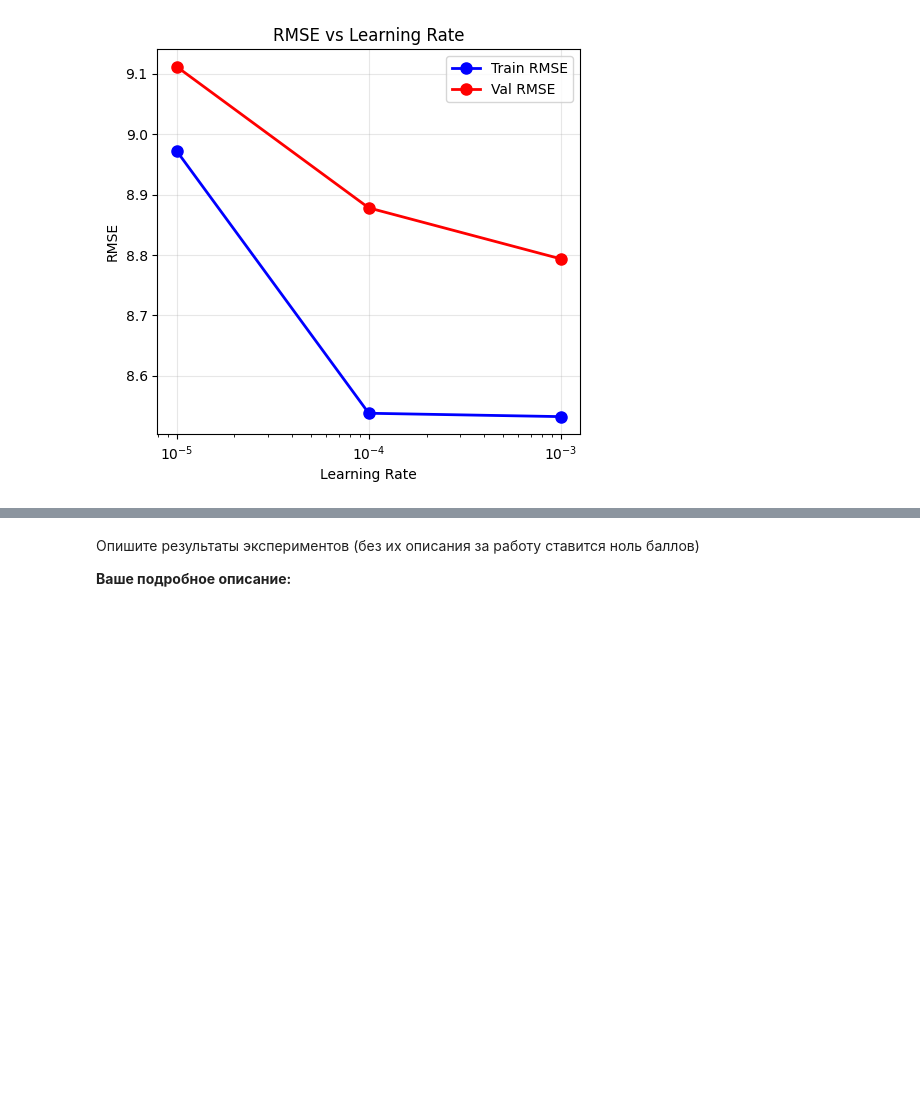
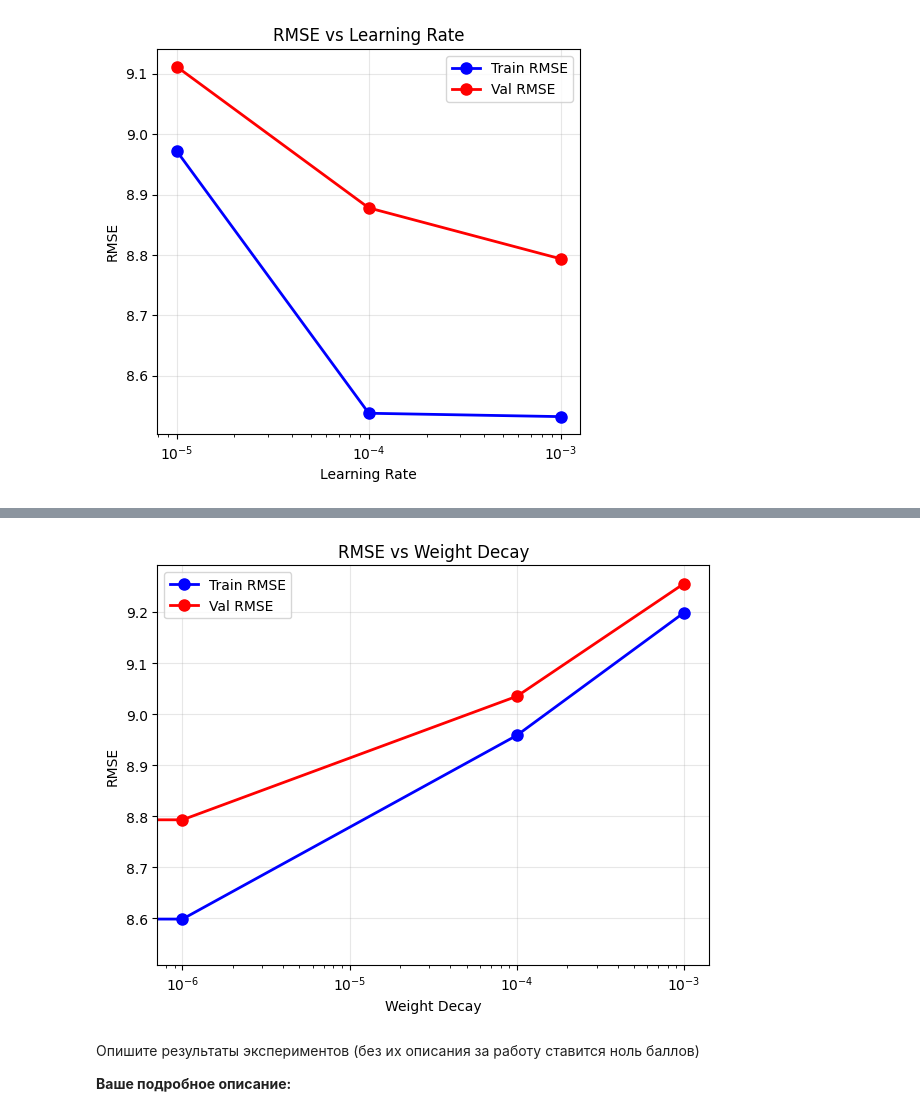
Before and after one commit to pixi2102/iad-intro-ds, a Jupyter notebook: 2025/homeworks/homework_01.ipynb, the cells around one changed output, grey strips where cells are left out. Saved outputs shown, nothing was run; the diff lists cells and outputs as text; code cells hidden in the pictures; blank space fills up the shorter version.

```diff
--- a/2025/homeworks/homework_01.ipynb
+++ b/2025/homeworks/homework_01.ipynb
@@ -866,7 +866,7 @@ class RegressionSigmoidNN(nn.Module):
         return self.model(x)
 model= RegressionSigmoidNN(X_train.shape[1])
 criterion = nn.MSELoss()
-optimizer = optim.Adam(model.parameters(), lr=0.001)
+optimizer = optim.Adam(model.parameters(), lr=1e-3)
 train(model, optimizer, criterion, train_loader, val_loader, epochs=7)
 predictions,y_true= predict(model, val_loader)
 predictions=denormalize(predictions).numpy().flatten()
@@ -988,18 +985,19 @@ KeyboardInterrupt:
 # %%
 plt.figure(figsize=(12, 5))
 
 plt.subplot(1, 2, 2)
-wd_values = [1e-7 if wd == 0 else wd for wd in weight_decays]
-plt.semilogx(wd_values, [r['rmse_train'] for r in wd_values], 'o-b', label='Train RMSE', linewidth=2, markersize=8)
-plt.semilogx(wd_values, [r['rmse_val'] for r in wd_values], 'o-r', label='Val RMSE', linewidth=2, markersize=8)
+plt.semilogx([r['wd'] for r in wd_results], [r['rmse_train'] for r in wd_results], 'o-b', label='Train RMSE', linewidth=2, markersize=8)
+plt.semilogx([r['wd'] for r in wd_results], [r['rmse_val'] for r in wd_results], 'o-r', label='Val RMSE', linewidth=2, markersize=8)
 plt.xlabel('Weight Decay')
 plt.ylabel('RMSE')
 plt.title('RMSE vs Weight Decay')
 plt.legend()
 plt.grid(True, alpha=0.3)
 
 plt.tight_layout()
 plt.show()
+# %% [output]
+[figure, added]
 # %% [markdown]
 Опишите результаты экспериментов (без их описания за работу ставится ноль баллов)
 
```
Also changed, not shown: parts of 9 cells of this notebook.
